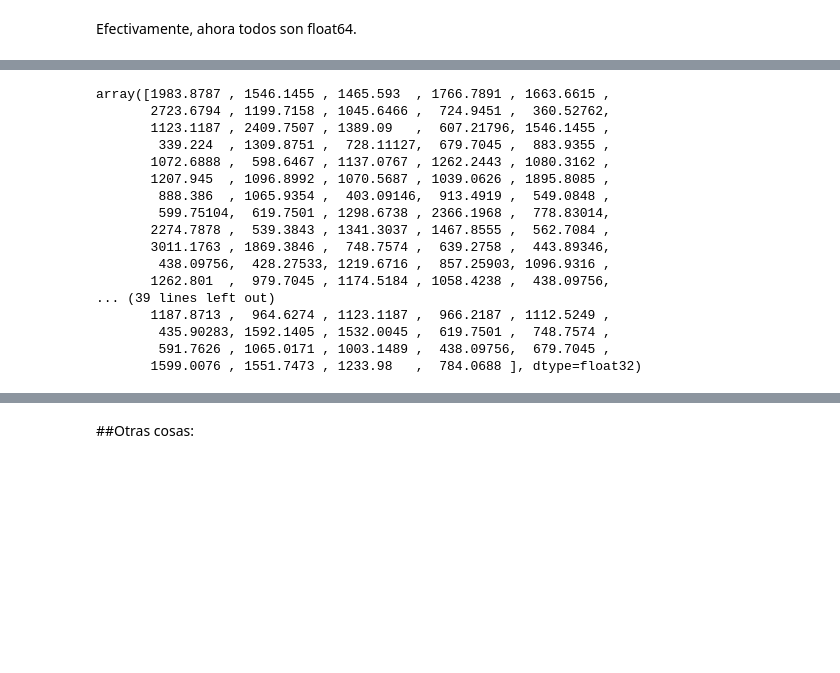
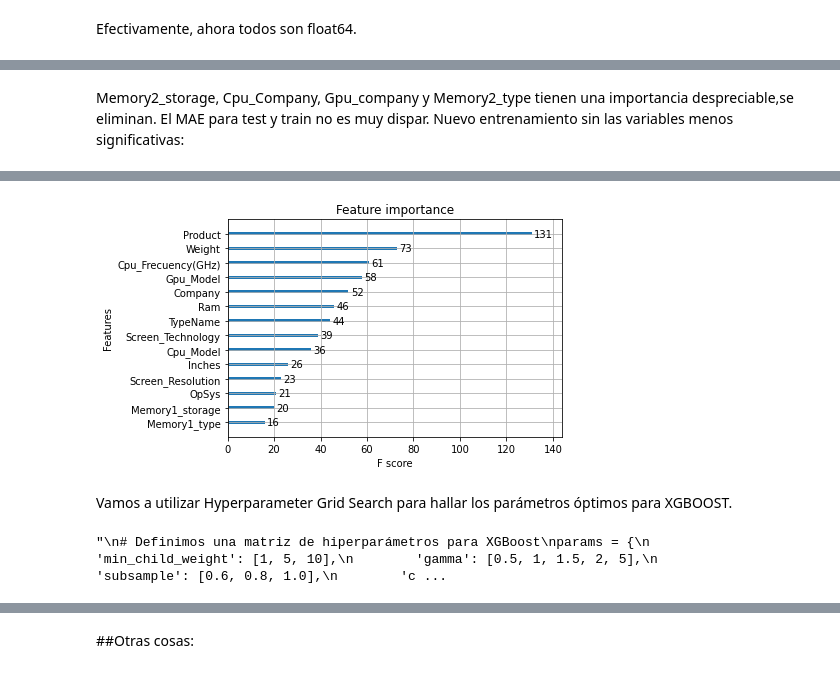
Before and after one commit to w-dan/ML-practica1, a Jupyter notebook: train_test.ipynb, the cells around one changed output, grey strips where cells are left out. Cells and saved outputs as stored; diff of their text form; code cells hidden in the pictures; blank space fills up the shorter version.

```diff
--- a/train_test.ipynb
+++ b/train_test.ipynb
@@ -659,20 +671,29 @@ MAE (test):  215.09256983624758
-# %%
-pred
-# %% [output]
-array([1983.8787 , 1546.1455 , 1465.593  , 1766.7891 , 1663.6615 ,
-       2723.6794 , 1199.7158 , 1045.6466 ,  724.9451 ,  360.52762,
-       1123.1187 , 2409.7507 , 1389.09   ,  607.21796, 1546.1455 ,
-        339.224  , 1309.8751 ,  728.11127,  679.7045 ,  883.9355 ,
-       1072.6888 ,  598.6467 , 1137.0767 , 1262.2443 , 1080.3162 ,
-       1207.945  , 1096.8992 , 1070.5687 , 1039.0626 , 1895.8085 ,
-        888.386  , 1065.9354 ,  403.09146,  913.4919 ,  549.0848 ,
-        599.75104,  619.7501 , 1298.6738 , 2366.1968 ,  778.83014,
-       2274.7878 ,  539.3843 , 1341.3037 , 1467.8555 ,  562.7084 ,
-       3011.1763 , 1869.3846 ,  748.7574 ,  639.2758 ,  443.89346,
-        438.09756,  428.27533, 1219.6716 ,  857.25903, 1096.9316 ,
-       1262.801  ,  979.7045 , 1174.5184 , 1058.4238 ,  438.09756,
-... (39 lines left out)
-       1187.8713 ,  964.6274 , 1123.1187 ,  966.2187 , 1112.5249 ,
-        435.90283, 1592.1405 , 1532.0045 ,  619.7501 ,  748.7574 ,
-        591.7626 , 1065.0171 , 1003.1489 ,  438.09756,  679.7045 ,
-       1599.0076 , 1551.7473 , 1233.98   ,  784.0688 ], dtype=float32)
+# %% [markdown]
+Memory2_storage, Cpu_Company, Gpu_company y Memory2_type tienen una importancia despreciable,se eliminan. El MAE para test y train no es muy dispar. Nuevo entrenamiento sin las variables menos significativas:
+# %%
+X_train = df_train[['Company', 'Product', 'TypeName', 'Inches', 'Ram', 'OpSys', 'Weight',
+                    'Memory1_storage', 'Memory1_type', 'Cpu_Model', 'Cpu_Frecuency(GHz)',
+                    'Screen_Resolution', 'Screen_Technology', 'Gpu_Model']]
+
+X_test  =  df_test[['Company', 'Product', 'TypeName', 'Inches', 'Ram', 'OpSys', 'Weight',
+                    'Memory1_storage', 'Memory1_type', 'Cpu_Model', 'Cpu_Frecuency(GHz)',
+                    'Screen_Resolution', 'Screen_Technology', 'Gpu_Model']]
+
+X       = df_train[['Company', 'Product', 'TypeName', 'Inches', 'Ram', 'OpSys', 'Weight',
+                    'Memory1_storage', 'Memory1_type', 'Cpu_Model', 'Cpu_Frecuency(GHz)',
+                    'Screen_Resolution', 'Screen_Technology', 'Gpu_Model']]
+
+X_train, X_test, y_train, y_test = train_test_split(X, y, test_size=0.3, random_state=42)
+
+model = XGBRegressor(tree_method="exact")
+
+# Fitting the model
+model.fit(X_train, y_train)
+
+# Pintamos la importancia de cada una de las columnas
+%matplotlib inline
+xgb.plot_importance(model, ax=plt.gca())
+
+predTrain = model.predict(X_train)        # Predicción del Train
+pred = model.predict(X_test)              # Predicción del Test
+# %% [output]
@@ -678,0 +701,26 @@ array([1983.8787 , 1546.1455 , 1465.593  , 1766.7891 , 1663.6615 ,
+[figure, added]
+# %% [markdown]
+Vamos a utilizar Hyperparameter Grid Search para hallar los parámetros óptimos para XGBOOST.
+# %%
+"""
+# Definimos una matriz de hiperparámetros para XGBoost
+params = {
+        'min_child_weight': [1, 5, 10],
+        'gamma': [0.5, 1, 1.5, 2, 5],
+        'subsample': [0.6, 0.8, 1.0],
+        'colsample_bytree': [0.6, 0.8, 1.0],
+        'max_depth': [3, 4, 5],
+        'tree_method': ['approx', 'hist', 'exact', 'gpu_hist']
+        }
+
+folds = 3
+param_comb = 6
+
+skf = StratifiedKFold(n_splits=folds, shuffle = True, random_state = 1001)
+
+random_search = RandomizedSearchCV(model, param_distributions=params, n_iter=param_comb, scoring='roc_auc', n_jobs=4, cv=skf.split(X,y), verbose=3, random_state=1001 )
+
+random_search.fit(X, y)
+"""
+# %% [output]
+"\n# Definimos una matriz de hiperparámetros para XGBoost\nparams = {\n        'min_child_weight': [1, 5, 10],\n        'gamma': [0.5, 1, 1.5, 2, 5],\n        'subsample': [0.6, 0.8, 1.0],\n        'c ...
```
Also changed, not shown: parts of 9 cells of this notebook.
